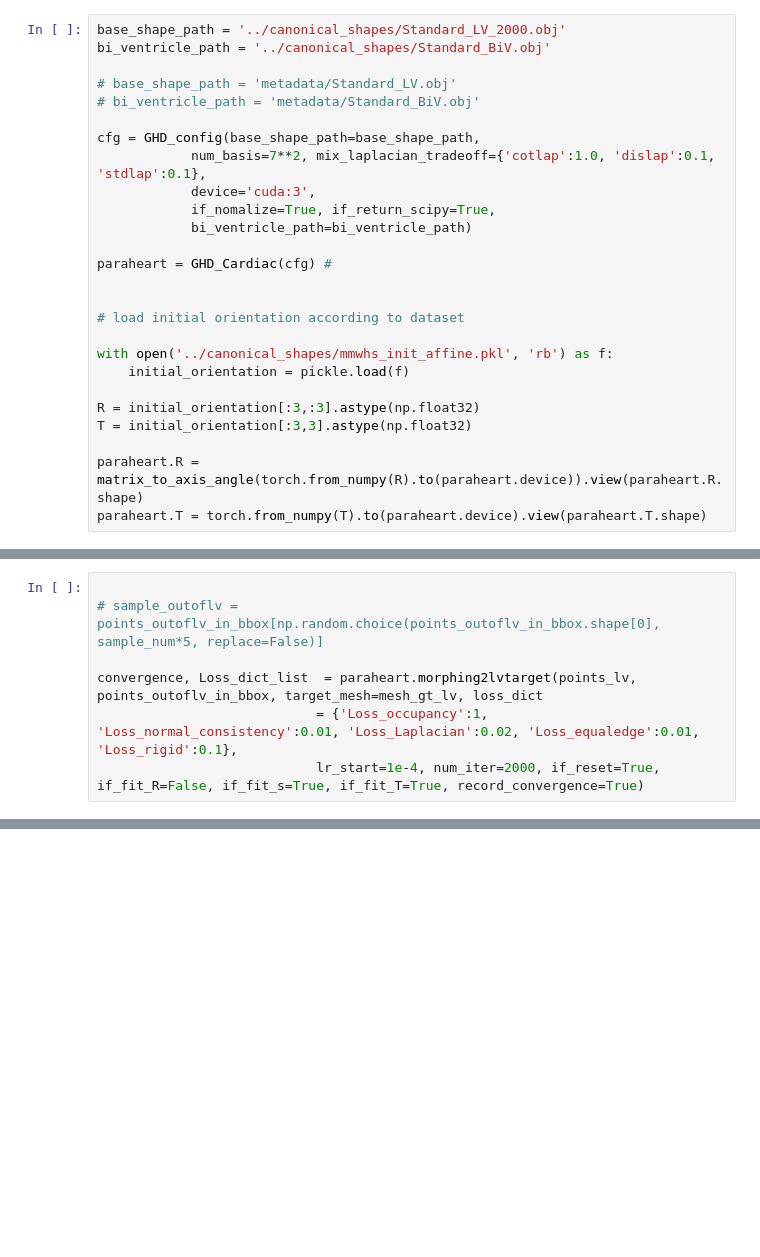
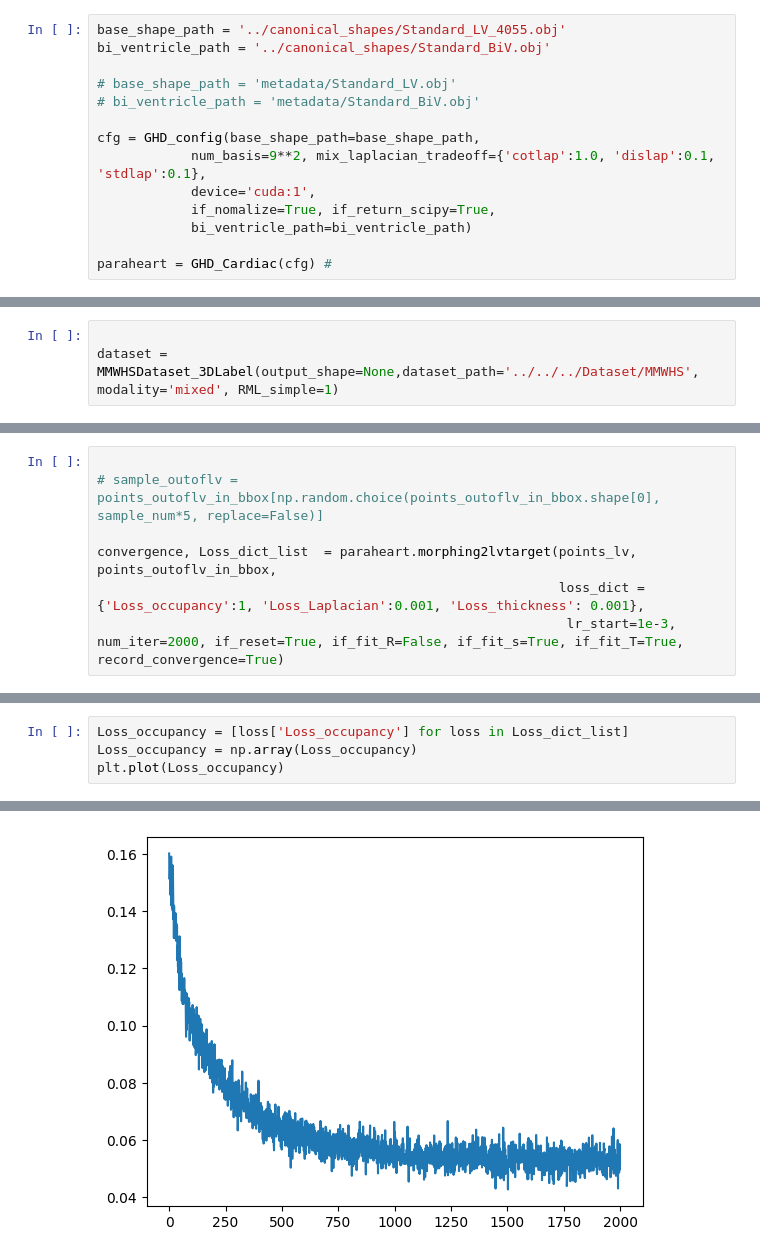
Before and after one commit to Luo-Yihao/GHDHeart, a Jupyter notebook: Demo/GHD_denseCT_fitting.ipynb, the cells around one changed output, grey strips where cells are left out. Cells and saved outputs as stored; diff of their text form; blank space fills up the shorter version.

```diff
--- a/Demo/GHD_denseCT_fitting.ipynb
+++ b/Demo/GHD_denseCT_fitting.ipynb
@@ -69,26 +72,14 @@ import pickle
 # %%
-base_shape_path = '../canonical_shapes/Standard_LV_2000.obj'
+base_shape_path = '../canonical_shapes/Standard_LV_4055.obj'
 bi_ventricle_path = '../canonical_shapes/Standard_BiV.obj'
 
 # base_shape_path = 'metadata/Standard_LV.obj'
 # bi_ventricle_path = 'metadata/Standard_BiV.obj'
 
 cfg = GHD_config(base_shape_path=base_shape_path,
-            num_basis=7**2, mix_laplacian_tradeoff={'cotlap':1.0, 'dislap':0.1, 'stdlap':0.1},
-            device='cuda:3',
+            num_basis=9**2, mix_laplacian_tradeoff={'cotlap':1.0, 'dislap':0.1, 'stdlap':0.1},
+            device='cuda:1',
             if_nomalize=True, if_return_scipy=True,
             bi_ventricle_path=bi_ventricle_path)
 
 paraheart = GHD_Cardiac(cfg) #
-
-
-# load initial orientation according to dataset
-
-with open('../canonical_shapes/mmwhs_init_affine.pkl', 'rb') as f:
-    initial_orientation = pickle.load(f)
-
-R = initial_orientation[:3,:3].astype(np.float32)
-T = initial_orientation[:3,3].astype(np.float32)
-
-paraheart.R = matrix_to_axis_angle(torch.from_numpy(R).to(paraheart.device)).view(paraheart.R.shape)
-paraheart.T = torch.from_numpy(T).to(paraheart.device).view(paraheart.T.shape)
@@ -153,0 +97,3 @@ for i, data in enumerate(dataloader_mmwhs):
+# %%
+
+dataset = MMWHSDataset_3DLabel(output_shape=None,dataset_path='../../../Dataset/MMWHS', modality='mixed', RML_simple=1)
@@ -189,6 +270,6 @@ pl.show()
 
 # sample_outoflv = points_outoflv_in_bbox[np.random.choice(points_outoflv_in_bbox.shape[0], sample_num*5, replace=False)]
 
-convergence, Loss_dict_list  = paraheart.morphing2lvtarget(points_lv, points_outoflv_in_bbox, target_mesh=mesh_gt_lv, loss_dict
-                            = {'Loss_occupancy':1, 'Loss_normal_consistency':0.01, 'Loss_Laplacian':0.02, 'Loss_equaledge':0.01, 'Loss_rigid':0.1},
-                            lr_start=1e-4, num_iter=2000, if_reset=True, if_fit_R=False, if_fit_s=True, if_fit_T=True, record_convergence=True)
+convergence, Loss_dict_list  = paraheart.morphing2lvtarget(points_lv, points_outoflv_in_bbox,
+                                                           loss_dict = {'Loss_occupancy':1, 'Loss_Laplacian':0.001, 'Loss_thickness': 0.001},
+                                                            lr_start=1e-3, num_iter=2000, if_reset=True, if_fit_R=False, if_fit_s=True, if_fit_T=True, record_convergence=True)
@@ -205,0 +349,5 @@ pl.show()
+# %%
+Loss_occupancy = [loss['Loss_occupancy'] for loss in Loss_dict_list]
+Loss_occupancy = np.array(Loss_occupancy)
+plt.plot(Loss_occupancy)
+# %% [output]
@@ -205,0 +355 @@ pl.show()
+[figure, added]
```
Also changed, not shown: parts of 13 cells of this notebook, 20 other files.
